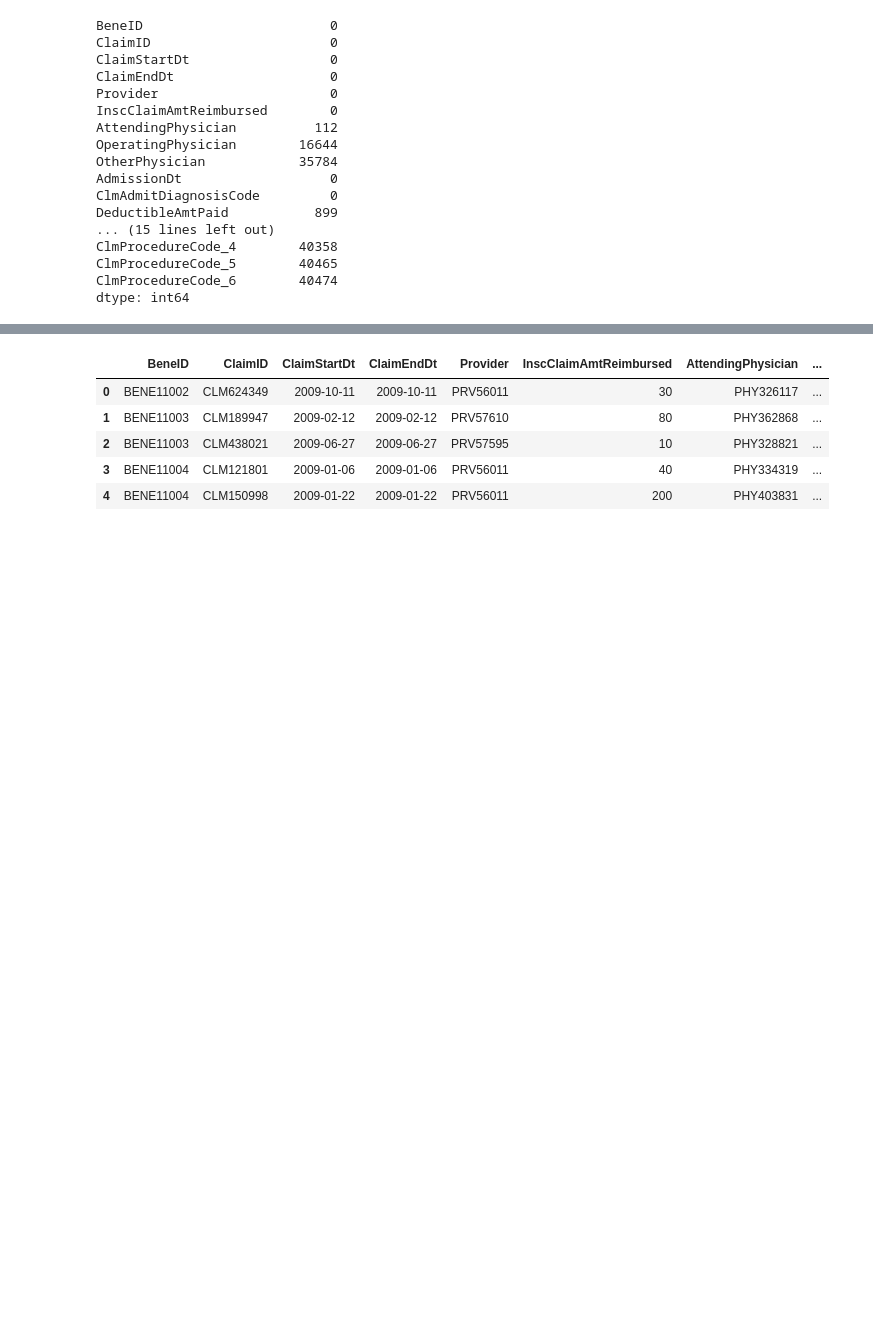
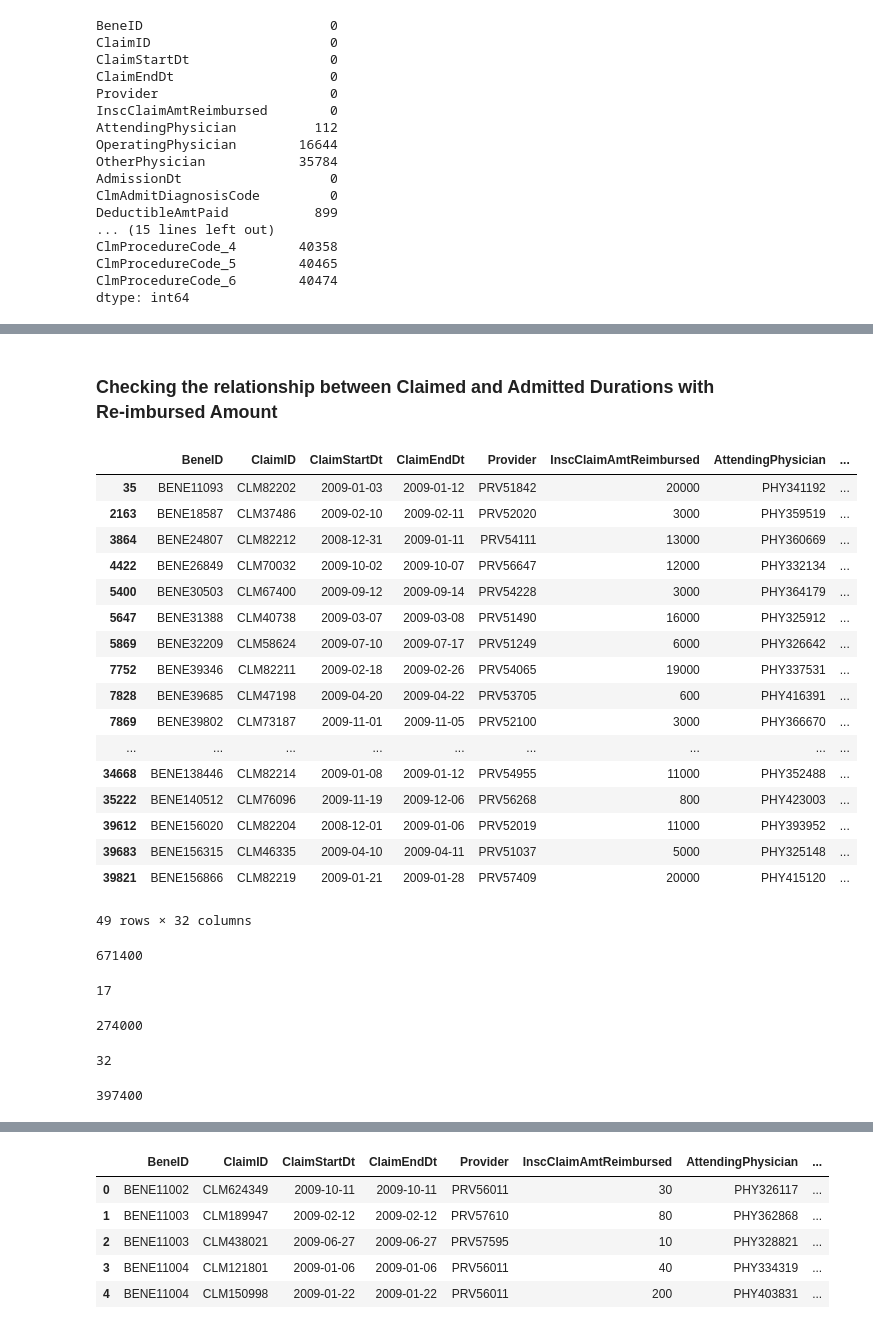
Before and after one commit to ShabnaNasser/Healthcare-Provider-Fraud-Detection-Analysis, a Jupyter notebook: HEALTHCARE PROVIDER FRAUD DETECTION ANALYSIS.ipynb, the cells around one changed output, grey strips where cells are left out. Cells and saved outputs as stored; diff of their text form; code cells hidden in the pictures; blank space fills up the shorter version.

```diff
--- a/HEALTHCARE PROVIDER FRAUD DETECTION ANALYSIS.ipynb
+++ b/HEALTHCARE PROVIDER FRAUD DETECTION ANALYSIS.ipynb
@@ -239,0 +340,5 @@ train_inpatient.duplicated().sum()
+# %%
+train_inpatient['ClaimStartDt'] = pd.to_datetime(train_inpatient['ClaimStartDt'], format="%Y-%m-%d")
+train_inpatient['ClaimEndDt'] = pd.to_datetime(train_inpatient['ClaimEndDt'], format="%Y-%m-%d")
+# %%
+train_inpatient['Claim_Duration'] = (train_inpatient['ClaimEndDt'] - train_inpatient['ClaimStartDt']).dt.days
@@ -239,0 +456,59 @@ train_inpatient.duplicated().sum()
+# %% [markdown]
+### Checking the relationship between Claimed and Admitted Durations with Re-imbursed Amount
+# %%
+train_inpatient['DischargeDt'] = pd.to_datetime(train_inpatient['DischargeDt'], format="%Y-%m-%d")
+train_inpatient['AdmissionDt'] = pd.to_datetime(train_inpatient['AdmissionDt'], format="%Y-%m-%d")
+# %%
+train_inpatient['Admitted_Days'] = (train_inpatient['DischargeDt']-train_inpatient['AdmissionDt']).dt.days
+# %%
+claims_with_diff_admitted_and_claimed_dur = train_inpatient[(train_inpatient['Claim_Duration'] != train_inpatient['Admitted_Days'])]
+claims_with_diff_admitted_and_claimed_dur
+# %% [output]
+|  | BeneID | ClaimID | ClaimStartDt | ClaimEndDt | Provider | InscClaimAmtReimbursed | AttendingPhysician | ... |
+| 35 | BENE11093 | CLM82202 | 2009-01-03 | 2009-01-12 | PRV51842 | 20000 | PHY341192 | ... |
+| 2163 | BENE18587 | CLM37486 | 2009-02-10 | 2009-02-11 | PRV52020 | 3000 | PHY359519 | ... |
+| 3864 | BENE24807 | CLM82212 | 2008-12-31 | 2009-01-11 | PRV54111 | 13000 | PHY360669 | ... |
+| 4422 | BENE26849 | CLM70032 | 2009-10-02 | 2009-10-07 | PRV56647 | 12000 | PHY332134 | ... |
+| 5400 | BENE30503 | CLM67400 | 2009-09-12 | 2009-09-14 | PRV54228 | 3000 | PHY364179 | ... |
+| 5647 | BENE31388 | CLM40738 | 2009-03-07 | 2009-03-08 | PRV51490 | 16000 | PHY325912 | ... |
+| 5869 | BENE32209 | CLM58624 | 2009-07-10 | 2009-07-17 | PRV51249 | 6000 | PHY326642 | ... |
+| 7752 | BENE39346 | CLM82211 | 2009-02-18 | 2009-02-26 | PRV54065 | 19000 | PHY337531 | ... |
+| 7828 | BENE39685 | CLM47198 | 2009-04-20 | 2009-04-22 | PRV53705 | 600 | PHY416391 | ... |
+| 7869 | BENE39802 | CLM73187 | 2009-11-01 | 2009-11-05 | PRV52100 | 3000 | PHY366670 | ... |
+| ... | ... | ... | ... | ... | ... | ... | ... | ... |
+| 34668 | BENE138446 | CLM82214 | 2009-01-08 | 2009-01-12 | PRV54955 | 11000 | PHY352488 | ... |
+| 35222 | BENE140512 | CLM76096 | 2009-11-19 | 2009-12-06 | PRV56268 | 800 | PHY423003 | ... |
+| 39612 | BENE156020 | CLM82204 | 2008-12-01 | 2009-01-06 | PRV52019 | 11000 | PHY393952 | ... |
+| 39683 | BENE156315 | CLM46335 | 2009-04-10 | 2009-04-11 | PRV51037 | 5000 | PHY325148 | ... |
+| 39821 | BENE156866 | CLM82219 | 2009-01-21 | 2009-01-28 | PRV57409 | 20000 | PHY415120 | ... |
+49 rows × 32 columns
+# %%
+claims_with_diff_admitted_and_claimed_dur['InscClaimAmtReimbursed'].sum()
+# %% [output]
+671400
+# %%
+#checking the rows with more claimed_duration than admitted_days
+
+claims_with_more_admitted_than_claimed_dur = train_inpatient[(train_inpatient['Claim_Duration'] > train_inpatient['Admitted_Days'])]
+print(claims_with_more_admitted_than_claimed_dur.shape[0])
+
+
+#checking the sum of insurance claim amt where claim duration greater than that of admitted days
+
+claims_with_diff_admitted_and_claimed_dur[claims_with_diff_admitted_and_claimed_dur['Claim_Duration']  > claims_with_diff_admitted_and_claimed_dur['Admitted_Days']]['InscClaimAmtReimbursed'].sum()
+# %% [output]
+17
+274000
+# %%
+#checking the rows with more admitted_days than claimed_duration
+
+claims_with_more_admitted_than_claimed_dur = train_inpatient[(train_inpatient['Claim_Duration'] < train_inpatient['Admitted_Days'])]
+print(claims_with_more_admitted_than_claimed_dur.shape[0])
+
+
+#checking the sum of insurance claim amt where admitted days  greater than that of Claim_Duration
+
+claims_with_diff_admitted_and_claimed_dur[claims_with_diff_admitted_and_claimed_dur['Claim_Duration']  < claims_with_diff_admitted_and_claimed_dur['Admitted_Days']]['InscClaimAmtReimbursed'].sum()
+# %% [output]
+32
+397400
```
Also changed, not shown: parts of 202 cells of this notebook.
